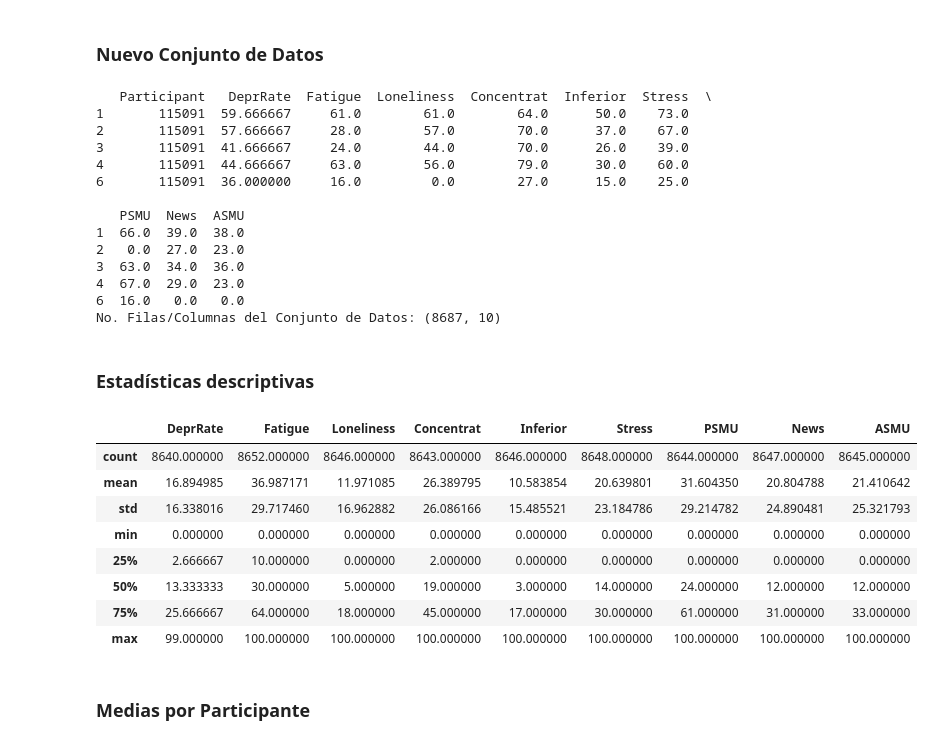
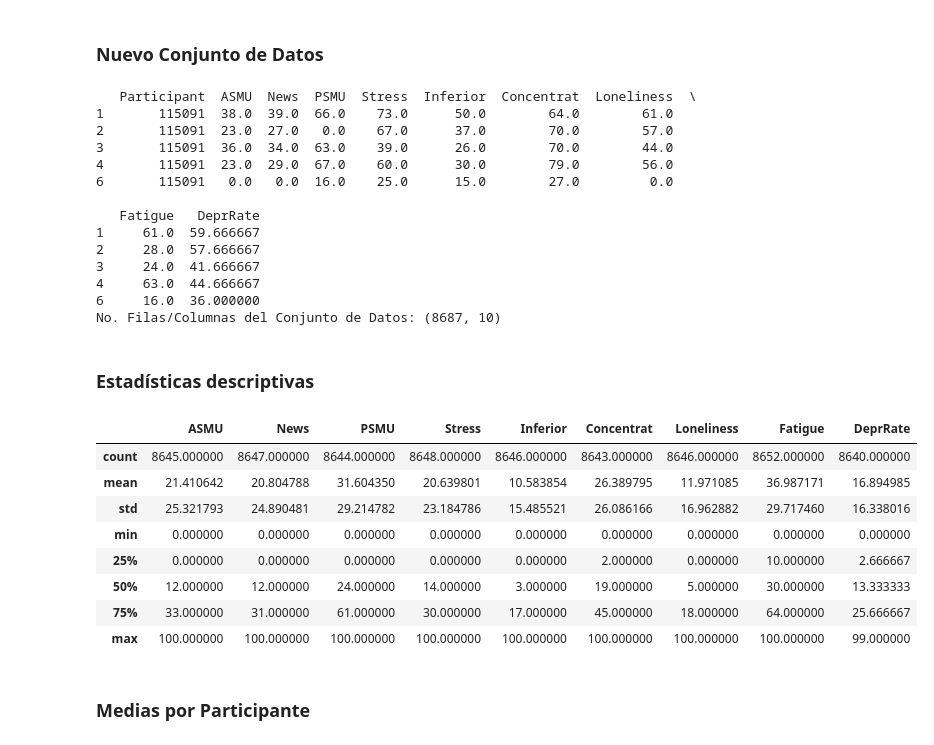
Before and after one commit to serNAVARRO7/AISaturdays-depresion-rrss, a Jupyter notebook: scripts/Regresion_Depr_Rate.ipynb, the cells around one changed output. Cells and saved outputs as stored; diff of their text form; code cells hidden in the pictures.

```diff
--- a/scripts/Regresion_Depr_Rate.ipynb
+++ b/scripts/Regresion_Depr_Rate.ipynb
@@ -42,39 +42,39 @@ df.head()
 # %% [markdown]
 ### Nuevo Conjunto de Datos
 # %%
-df2 = df[["Participant","DeprRate","Fatigue", "Loneliness", "Concentrat", "Inferior", "Stress", "PSMU", "News", "ASMU"]]
+df2 = df[["Participant","ASMU", "News", "PSMU", "Stress", "Inferior", "Concentrat", "Loneliness", "Fatigue", "DeprRate"]]
 print(df2.head())
 print("No. Filas/Columnas del Conjunto de Datos: {}".format(df2.shape))
 # %% [output]
-   Participant   DeprRate  Fatigue  Loneliness  Concentrat  Inferior  Stress  \
-1       115091  59.666667     61.0        61.0        64.0      50.0    73.0
-2       115091  57.666667     28.0        57.0        70.0      37.0    67.0
-3       115091  41.666667     24.0        44.0        70.0      26.0    39.0
-4       115091  44.666667     63.0        56.0        79.0      30.0    60.0
-6       115091  36.000000     16.0         0.0        27.0      15.0    25.0
+   Participant  ASMU  News  PSMU  Stress  Inferior  Concentrat  Loneliness  \
+1       115091  38.0  39.0  66.0    73.0      50.0        64.0        61.0
+2       115091  23.0  27.0   0.0    67.0      37.0        70.0        57.0
+3       115091  36.0  34.0  63.0    39.0      26.0        70.0        44.0
+4       115091  23.0  29.0  67.0    60.0      30.0        79.0        56.0
+6       115091   0.0   0.0  16.0    25.0      15.0        27.0         0.0
 
-   PSMU  News  ASMU
-1  66.0  39.0  38.0
-2   0.0  27.0  23.0
-3  63.0  34.0  36.0
-4  67.0  29.0  23.0
-6  16.0   0.0   0.0
+   Fatigue   DeprRate
+1     61.0  59.666667
+2     28.0  57.666667
+3     24.0  41.666667
+4     63.0  44.666667
+6     16.0  36.000000
 No. Filas/Columnas del Conjunto de Datos: (8687, 10)
 # %% [markdown]
 ### Estadísticas descriptivas
-# %%
-df2_2 = df[["DeprRate","Fatigue", "Loneliness", "Concentrat", "Inferior", "Stress", "PSMU", "News", "ASMU"]]
-df2_2.describe()
-# %% [output]
-|  | DeprRate | Fatigue | Loneliness | Concentrat | Inferior | Stress | PSMU | News | ASMU |
-| count | 8640.000000 | 8652.000000 | 8646.000000 | 8643.000000 | 8646.000000 | 8648.000000 | 8644.000000 | 8647.000000 | 8645.000000 |
-| mean | 16.894985 | 36.987171 | 11.971085 | 26.389795 | 10.583854 | 20.639801 | 31.604350 | 20.804788 | 21.410642 |
-| std | 16.338016 | 29.717460 | 16.962882 | 26.086166 | 15.485521 | 23.184786 | 29.214782 | 24.890481 | 25.321793 |
-| min | 0.000000 | 0.000000 | 0.000000 | 0.000000 | 0.000000 | 0.000000 | 0.000000 | 0.000000 | 0.000000 |
-| 25% | 2.666667 | 10.000000 | 0.000000 | 2.000000 | 0.000000 | 0.000000 | 0.000000 | 0.000000 | 0.000000 |
-| 50% | 13.333333 | 30.000000 | 5.000000 | 19.000000 | 3.000000 | 14.000000 | 24.000000 | 12.000000 | 12.000000 |
-| 75% | 25.666667 | 64.000000 | 18.000000 | 45.000000 | 17.000000 | 30.000000 | 61.000000 | 31.000000 | 33.000000 |
-| max | 99.000000 | 100.000000 | 100.000000 | 100.000000 | 100.000000 | 100.000000 | 100.000000 | 100.000000 | 100.000000 |
+# %%
+df2_2 = df[["ASMU", "News", "PSMU", "Stress", "Inferior", "Concentrat", "Loneliness", "Fatigue", "DeprRate"]]
+df2_2.describe()
+# %% [output]
+|  | ASMU | News | PSMU | Stress | Inferior | Concentrat | Loneliness | Fatigue | DeprRate |
+| count | 8645.000000 | 8647.000000 | 8644.000000 | 8648.000000 | 8646.000000 | 8643.000000 | 8646.000000 | 8652.000000 | 8640.000000 |
+| mean | 21.410642 | 20.804788 | 31.604350 | 20.639801 | 10.583854 | 26.389795 | 11.971085 | 36.987171 | 16.894985 |
+| std | 25.321793 | 24.890481 | 29.214782 | 23.184786 | 15.485521 | 26.086166 | 16.962882 | 29.717460 | 16.338016 |
+| min | 0.000000 | 0.000000 | 0.000000 | 0.000000 | 0.000000 | 0.000000 | 0.000000 | 0.000000 | 0.000000 |
+| 25% | 0.000000 | 0.000000 | 0.000000 | 0.000000 | 0.000000 | 2.000000 | 0.000000 | 10.000000 | 2.666667 |
+| 50% | 12.000000 | 12.000000 | 24.000000 | 14.000000 | 3.000000 | 19.000000 | 5.000000 | 30.000000 | 13.333333 |
+| 75% | 33.000000 | 31.000000 | 61.000000 | 30.000000 | 17.000000 | 45.000000 | 18.000000 | 64.000000 | 25.666667 |
+| max | 100.000000 | 100.000000 | 100.000000 | 100.000000 | 100.000000 | 100.000000 | 100.000000 | 100.000000 | 99.000000 |
 # %% [markdown]
 ### Medias por Participante
 # %%
```
Also changed, not shown: parts of 6 cells of this notebook, 1 other file.
